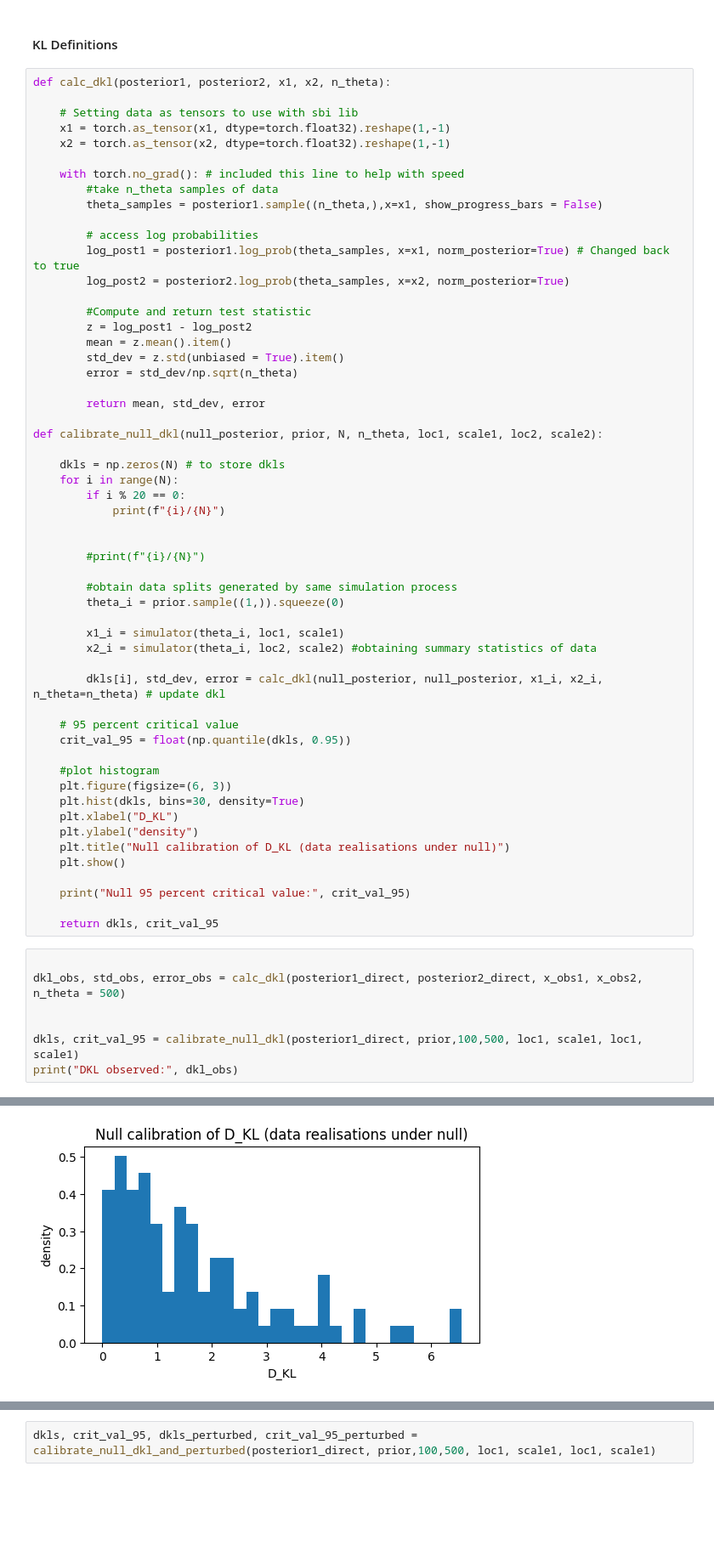
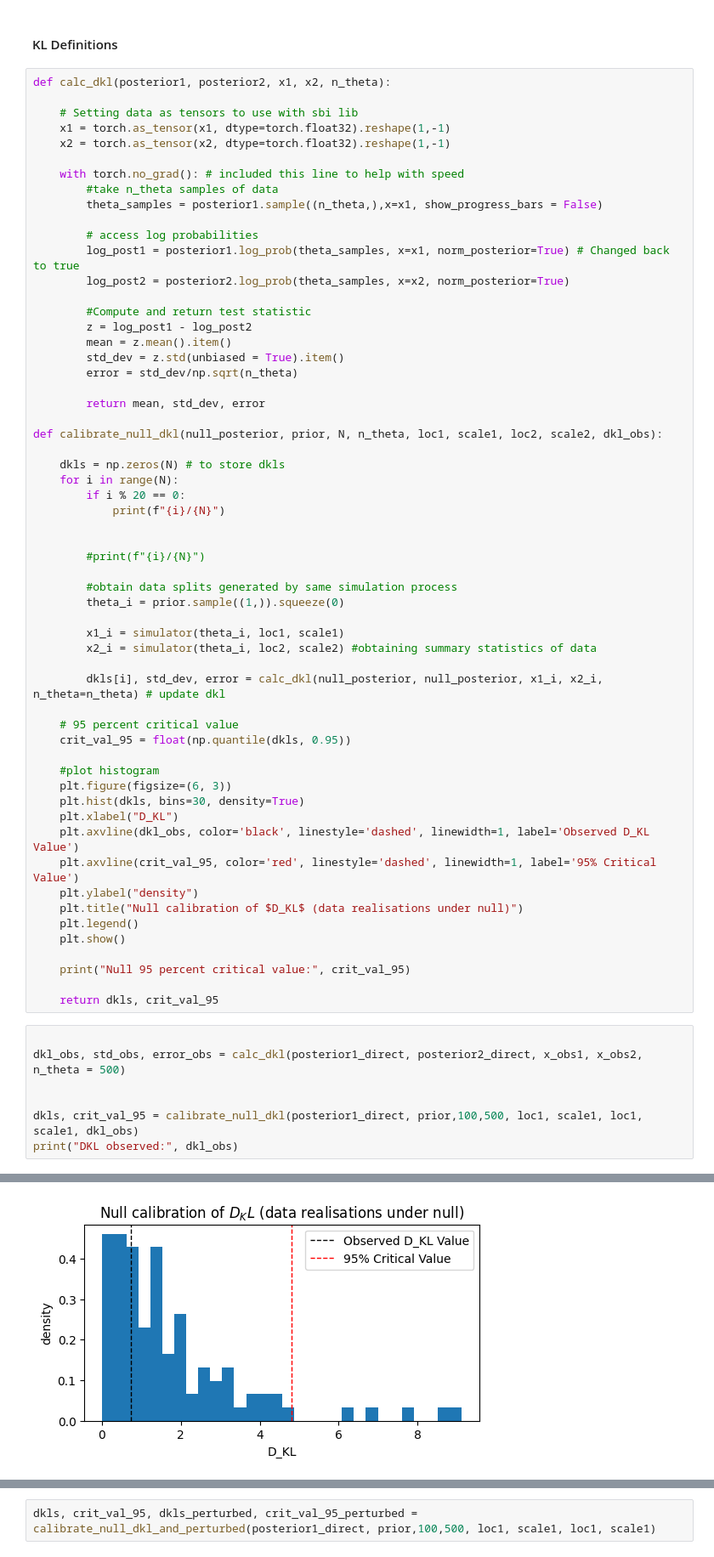
Before and after one commit to jayvasireddy/Part-III-Research-Project, a Jupyter notebook: 2D Gaussian Example/Adapting Current Code.ipynb, the cells around one changed output, grey strips where cells are left out. Shown at 85% size. Drawn from its saved outputs; the diff is of its cells as text; blank space fills up the shorter version.

```diff
--- a/2D Gaussian Example/Adapting Current Code.ipynb
+++ b/2D Gaussian Example/Adapting Current Code.ipynb
@@ -651,7 +654,7 @@ def calc_dkl(posterior1, posterior2, x1, x2, n_theta):
 
         return mean, std_dev, error
 
-def calibrate_null_dkl(null_posterior, prior, N, n_theta, loc1, scale1, loc2, scale2):
+def calibrate_null_dkl(null_posterior, prior, N, n_theta, loc1, scale1, loc2, scale2, dkl_obs):
 
     dkls = np.zeros(N) # to store dkls
     for i in range(N):
@@ -676,8 +679,11 @@ def calibrate_null_dkl(null_posterior, prior, N, n_theta, loc1, scale1, loc2, sc
     plt.figure(figsize=(6, 3))
     plt.hist(dkls, bins=30, density=True)
     plt.xlabel("D_KL")
+    plt.axvline(dkl_obs, color='black', linestyle='dashed', linewidth=1, label='Observed D_KL Value')
+    plt.axvline(crit_val_95, color='red', linestyle='dashed', linewidth=1, label='95% Critical Value')
     plt.ylabel("density")
-    plt.title("Null calibration of D_KL (data realisations under null)")
+    plt.title("Null calibration of $D_KL$ (data realisations under null)")
+    plt.legend()
     plt.show()
 
     print("Null 95 percent critical value:", crit_val_95)
@@ -688,6 +694,6 @@ def calibrate_null_dkl(null_posterior, prior, N, n_theta, loc1, scale1, loc2, sc
 dkl_obs, std_obs, error_obs = calc_dkl(posterior1_direct, posterior2_direct, x_obs1, x_obs2, n_theta = 500)
 
 
-dkls, crit_val_95 = calibrate_null_dkl(posterior1_direct, prior,100,500, loc1, scale1, loc1, scale1)
+dkls, crit_val_95 = calibrate_null_dkl(posterior1_direct, prior,100,500, loc1, scale1, loc1, scale1, dkl_obs)
 print("DKL observed:", dkl_obs)
 # %% [output]
@@ -699 +710 @@ print("DKL observed:", dkl_obs)
-[figure, old version]
+[figure, new version]
```
Also changed, not shown: parts of 8 cells of this notebook, 6 other files.
